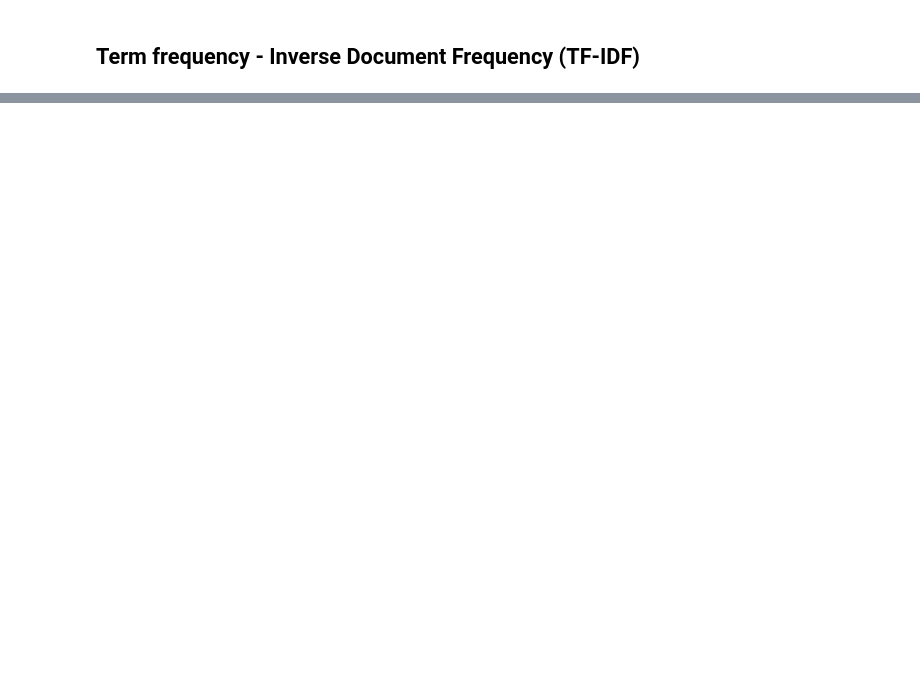
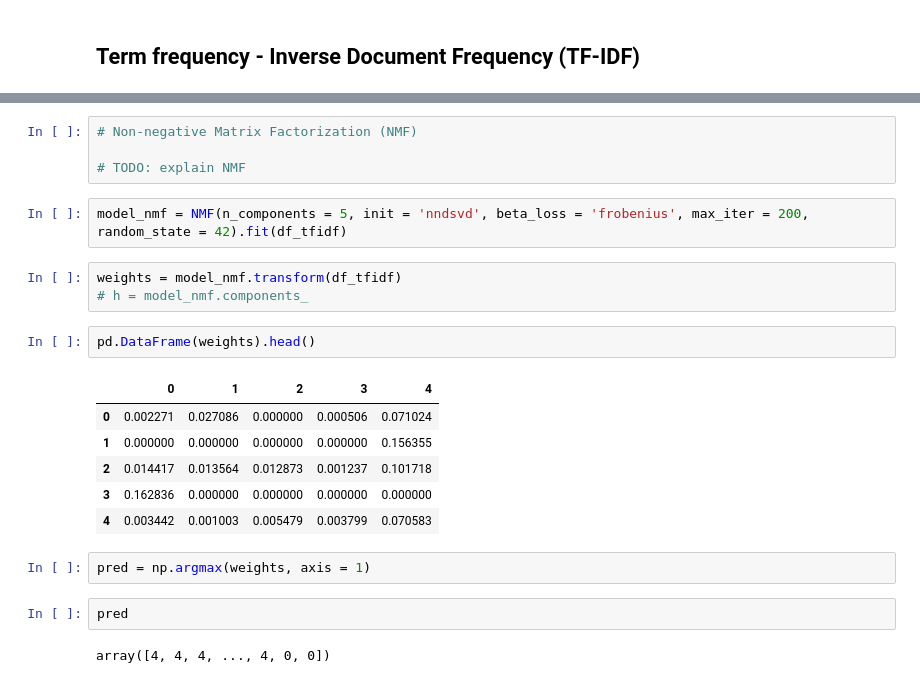
Before and after one commit to cmannnn/bbc_news_classification, a Jupyter notebook: bbc_news_classification.ipynb, the cells around one changed output, grey strips where cells are left out. Cells and saved outputs as stored; diff of their text form; blank space fills up the shorter version.

```diff
--- a/bbc_news_classification.ipynb
+++ b/bbc_news_classification.ipynb
@@ -202,0 +225,24 @@ plt.bar(sorted_doc_eight_scores)
+# %%
+# Non-negative Matrix Factorization (NMF)
+
+# TODO: explain NMF
+# %%
+model_nmf = NMF(n_components = 5, init = 'nndsvd', beta_loss = 'frobenius', max_iter = 200, random_state = 42).fit(df_tfidf)
+# %%
+weights = model_nmf.transform(df_tfidf)
+# h = model_nmf.components_
+# %%
+pd.DataFrame(weights).head()
+# %% [output]
+|  | 0 | 1 | 2 | 3 | 4 |
+| 0 | 0.002271 | 0.027086 | 0.000000 | 0.000506 | 0.071024 |
+| 1 | 0.000000 | 0.000000 | 0.000000 | 0.000000 | 0.156355 |
+| 2 | 0.014417 | 0.013564 | 0.012873 | 0.001237 | 0.101718 |
+| 3 | 0.162836 | 0.000000 | 0.000000 | 0.000000 | 0.000000 |
+| 4 | 0.003442 | 0.001003 | 0.005479 | 0.003799 | 0.070583 |
+# %%
+pred = np.argmax(weights, axis = 1)
+# %%
+pred
+# %% [output]
+array([4, 4, 4, ..., 4, 0, 0])
```
Also changed, not shown: parts of 30 cells of this notebook.
